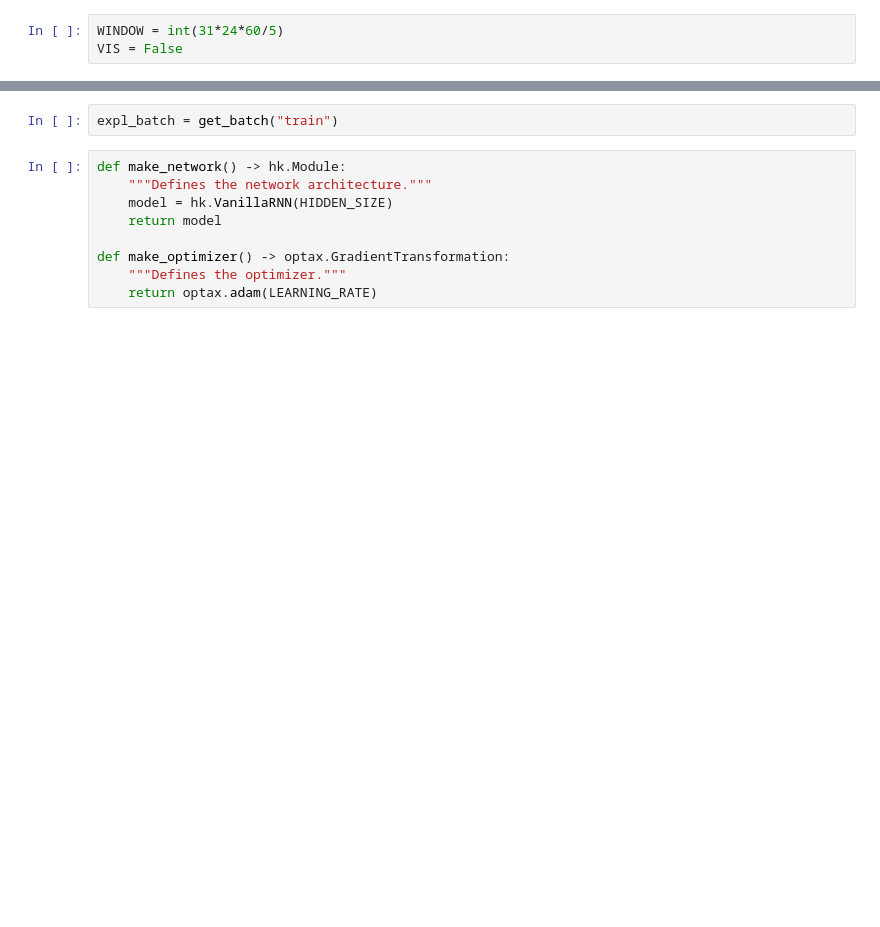
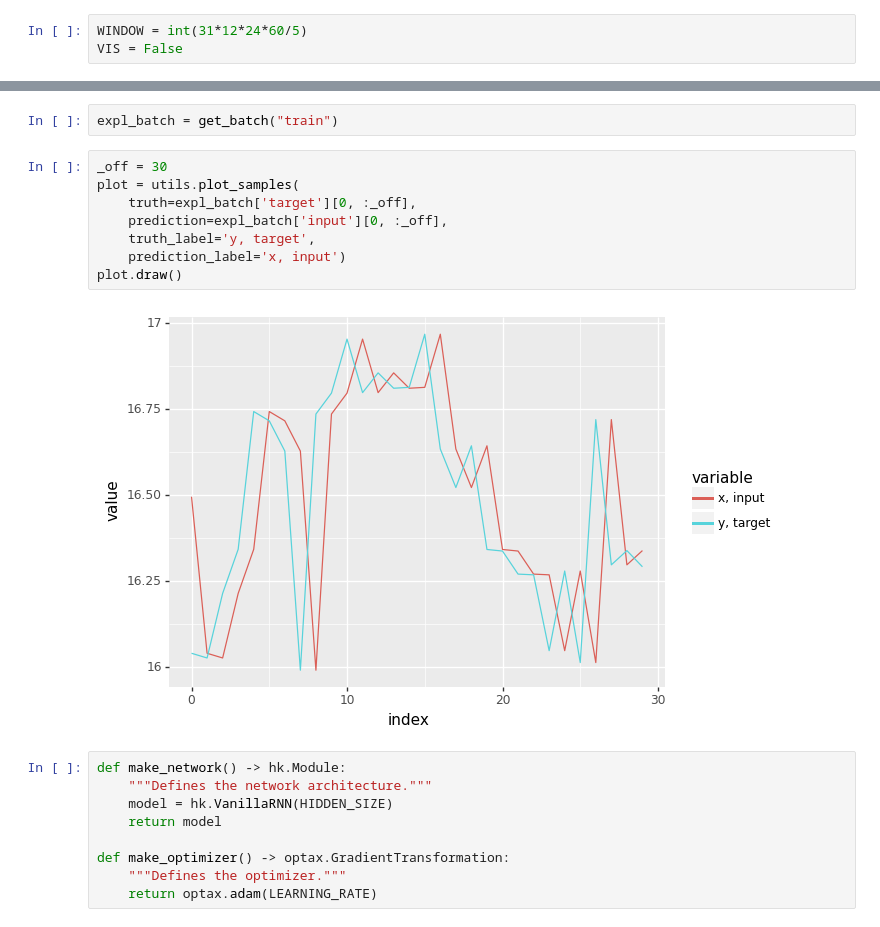
Before and after one commit to mmuravytskyi/snmp-madness, a Jupyter notebook: baseline_model.ipynb, the cells around one changed output, grey strips where cells are left out. Drawn from its saved outputs; the diff is of its cells as text; blank space fills up the shorter version.

Commit message:
added learning and evaluation plots

```diff
--- a/baseline_model.ipynb
+++ b/baseline_model.ipynb
@@ -19,5 +21,5 @@ import optax
 # %%
-WINDOW = int(31*24*60/5)
+WINDOW = int(31*12*24*60/5)
 VIS = False
 # %%
 def create_graph_tuple(senders, receivers, edges) -> jraph.GraphsTuple:
@@ -126,6 +129,16 @@ def get_batch(split: str) -> Batch:
     return {'input': x, 'target': y}
 # %%
 expl_batch = get_batch("train")
+# %%
+_off = 30
+plot = utils.plot_samples(
+    truth=expl_batch['target'][0, :_off],
+    prediction=expl_batch['input'][0, :_off],
+    truth_label='y, target',
+    prediction_label='x, input')
+plot.draw()
+# %% [output]
+[figure, added]
 # %%
 def make_network() -> hk.Module:
     """Defines the network architecture."""
```
Also changed, not shown: parts of 8 cells of this notebook, 1 other file.
